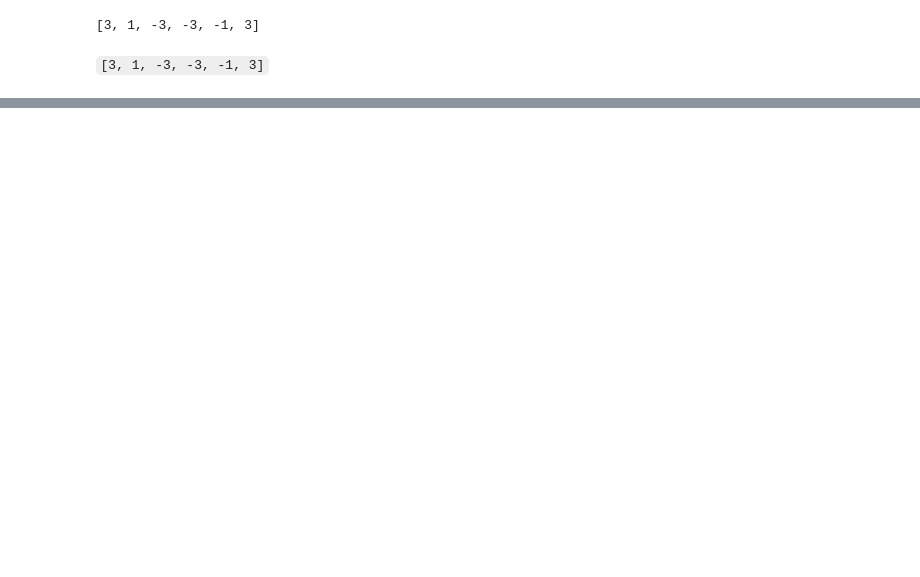
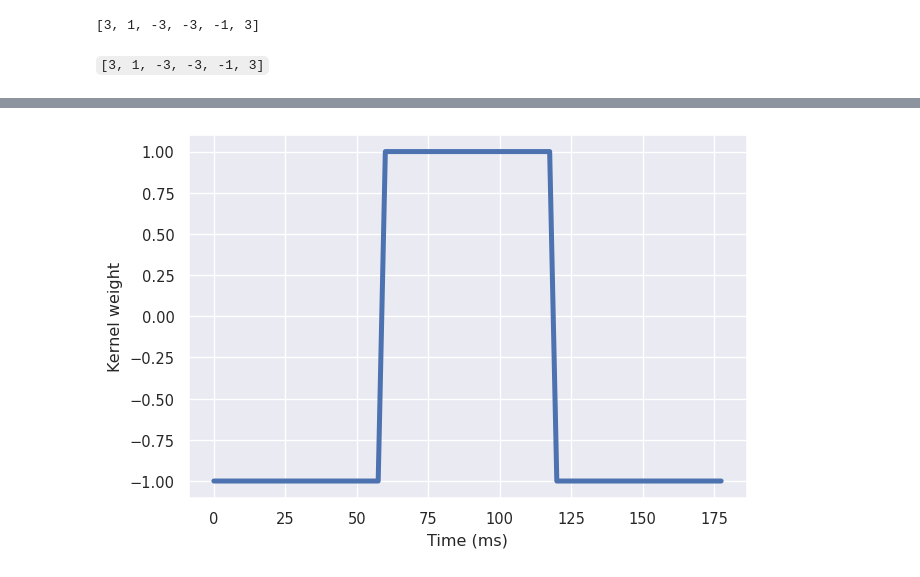
Before and after one commit to kiranraathod/nlpia2, a Jupyter notebook: src/nlpia2/ch07/ch07.ipynb, the cells around one changed output, grey strips where cells are left out. Cells and saved outputs as stored; diff of their text form; code cells hidden in the pictures; blank space fills up the shorter version.

```diff
--- a/src/nlpia2/ch07/ch07.ipynb
+++ b/src/nlpia2/ch07/ch07.ipynb
@@ -54,0 +192,11 @@ ImportError: cannot import name 'maybe_download' from 'nlpia2' (/home/hobs/code/
+# %%
+# .Dot detecting kernel
+
+kernel = [-1] * 24 + [1] * 24 + [-1] * 24                      # <1>
+kernel = pd.Series(kernel, index=2.5 * np.arange(len(kernel)))
+kernel.index.name = 'Time (ms)'
+ax = kernel.plot(linewidth=3, ylabel='Kernel weight')
+
+# <1> 24 samples (2.5 ms each) adds up to 60 ms for each of the low, high, low segments
+# %% [output]
+[figure, added]
```
Also changed, not shown: parts of 33 cells of this notebook, 12 other files.
